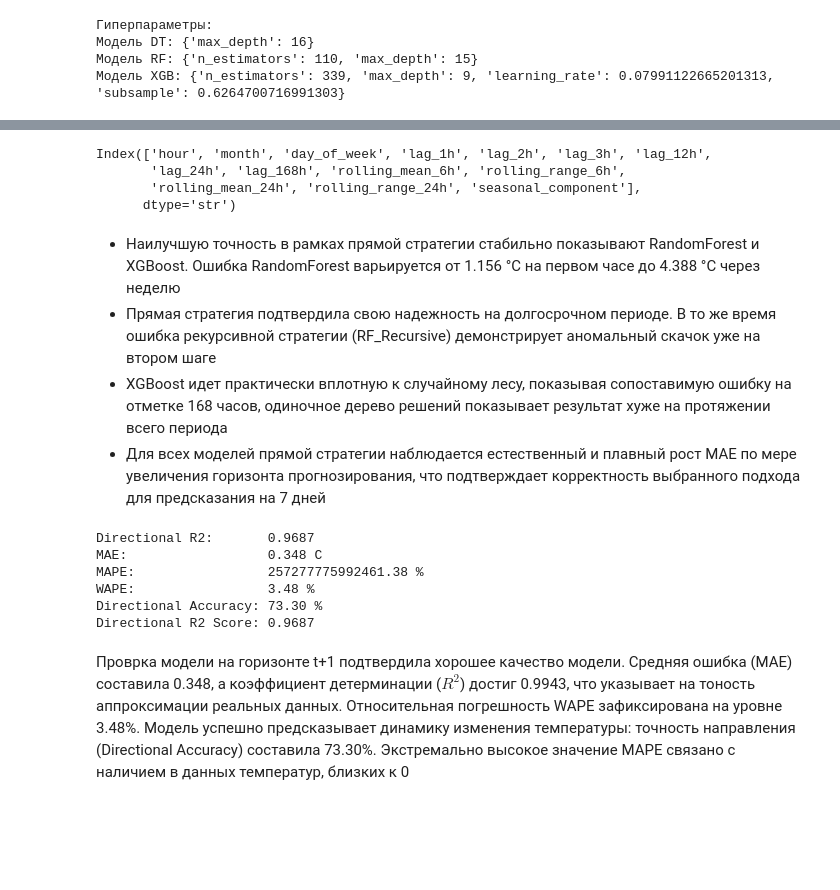
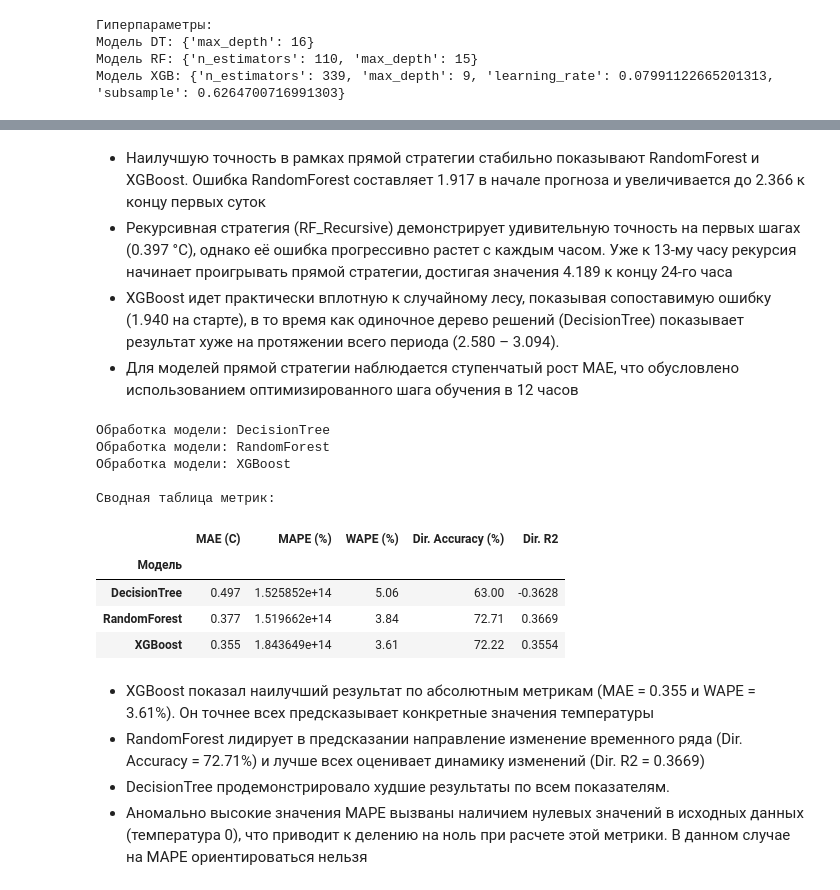
Before and after one commit to iszenzi/frameworks-python-2-lab-, a Jupyter notebook: main.ipynb, the cells around one changed output, grey strips where cells are left out. Drawn from its saved outputs; the diff is of its cells as text; code cells hidden in the pictures; blank space fills up the shorter version.

```diff
--- a/main.ipynb
+++ b/main.ipynb
@@ -757,47 +776,64 @@ KeyboardInterrupt:
-# %%
-X_train.columns
-# %% [output]
-Index(['hour', 'month', 'day_of_week', 'lag_1h', 'lag_2h', 'lag_3h', 'lag_12h',
-       'lag_24h', 'lag_168h', 'rolling_mean_6h', 'rolling_range_6h',
-       'rolling_mean_24h', 'rolling_range_24h', 'seasonal_component'],
-      dtype='str')
 # %% [markdown]
-- Наилучшую точность в рамках прямой стратегии стабильно показывают RandomForest и XGBoost. Ошибка RandomForest варьируется от 1.156 °C на первом часе до 4.388 °C через неделю
-- Прямая стратегия подтвердила свою надежность на долгосрочном периоде. В то же время ошибка рекурсивной стратегии (RF_Recursive) демонстрирует аномальный скачок уже на втором шаге
-- XGBoost идет практически вплотную к случайному лесу, показывая сопоставимую ошибку на отметке 168 часов, одиночное дерево решений показывает результат хуже на протяжении всего периода
-- Для всех моделей прямой стратегии наблюдается естественный и плавный  рост MAE по мере увеличения горизонта прогнозирования, что подтверждает корректность выбранного подхода для предсказания на 7 дней
+- Наилучшую точность в рамках прямой стратегии стабильно показывают RandomForest и XGBoost. Ошибка RandomForest составляет 1.917 в начале прогноза и увеличивается до 2.366  к концу первых суток
+- Рекурсивная стратегия (RF_Recursive) демонстрирует удивительную точность на первых шагах (0.397 °C), однако её ошибка прогрессивно растет с каждым часом. Уже к 13-му часу рекурсия начинает проигрывать прямой стратегии, достигая значения 4.189  к концу 24-го часа
+- XGBoost идет практически вплотную к случайному лесу, показывая сопоставимую ошибку (1.940  на старте), в то время как одиночное дерево решений (DecisionTree) показывает результат хуже на протяжении всего периода (2.580 – 3.094).
+- Для моделей прямой стратегии наблюдается ступенчатый рост MAE, что обусловлено использованием оптимизированного шага обучения в 12 часов
 # %%
-
-from sklearn.metrics import r2_score, mean_absolute_percentage_error
-
-best_model = final_models['XGBoost'].fit(X_train, y_train)
-y_pred = best_model.predict(X_test)
-y_true = y_test.values
+import pandas as pd
+import numpy as np
+from sklearn.metrics import mean_absolute_error, r2_score, mean_absolute_percentage_error
 
 def directional_accuracy(y_true, y_pred):
     true_diff = np.diff(y_true)
     pred_diff = np.diff(y_pred)
     return np.mean(np.sign(true_diff) == np.sign(pred_diff))
 
 def wape(y_true, y_pred):
     return np.sum(np.abs(y_true - y_pred)) / np.sum(np.abs(y_true)) * 100
 
 def directional_r2(y_true, y_pred):
     return r2_score(np.diff(y_true), np.diff(y_pred))
 
-print(f"MAE:                  {mean_absolute_error(y_true, y_pred):.3f} С")
-print(f"MAPE:                 {mean_absolute_percentage_error(y_true, y_pred)*100:.2f} %")
-print(f"WAPE:                 {wape(y_true, y_pred):.2f} %")
-print(f"Directional Accuracy: {directional_accuracy(y_true, y_pred)*100:.2f} %")
-print(f"Directional R2 Score: {directional_r2(y_true, y_pred):.4f}")
+all_metrics = []
+
+for name, model in final_models.items():
+    print(f"Обработка модели: {name}")
+
+    model.fit(X_train, y_train)
+    y_pred = model.predict(X_test)
+    y_true = y_test.values
+
+
+    metrics = {
+        'Модель': name,
+        'MAE (C)': round(mean_absolute_error(y_true, y_pred), 3),
+        'MAPE (%)': round(mean_absolute_percentage_error(y_true, y_pred) * 100, 2),
+        'WAPE (%)': round(wape(y_true, y_pred), 2),
+        'Dir. Accuracy (%)': round(directional_accuracy(y_true, y_pred) * 100, 2),
+        'Dir. R2': round(directional_r2(y_true, y_pred), 4)
+    }
+    all_metrics.append(metrics)
+
+
+results_df = pd.DataFrame(all_metrics).set_index('Модель')
+
+print("\nСводная таблица метрик:")
+display(results_df)
 # %% [output]
-Directional R2:       0.9687
-MAE:                  0.348 С
-MAPE:                 257277775992461.38 %
-WAPE:                 3.48 %
-Directional Accuracy: 73.30 %
-Directional R2 Score: 0.9687
+Обработка модели: DecisionTree
+Обработка модели: RandomForest
+Обработка модели: XGBoost
+
+Сводная таблица метрик:
+|  | MAE (C) | MAPE (%) | WAPE (%) | Dir. Accuracy (%) | Dir. R2 |
+| Модель |  |  |  |  |  |
+| DecisionTree | 0.497 | 1.525852e+14 | 5.06 | 63.00 | -0.3628 |
+| RandomForest | 0.377 | 1.519662e+14 | 3.84 | 72.71 | 0.3669 |
+| XGBoost | 0.355 | 1.843649e+14 | 3.61 | 72.22 | 0.3554 |
 # %% [markdown]
-Проврка модели на горизонте t+1 подтвердила хорошее качество модели. Средняя ошибка (MAE) составила 0.348, а коэффициент детерминации ($R^2$) достиг 0.9943, что указывает на тоность аппроксимации реальных данных. Относительная погрешность WAPE зафиксирована на уровне 3.48%. Модель успешно предсказывает динамику изменения температуры: точность направления (Directional Accuracy) составила 73.30%. Экстремально высокое значение MAPE связано с  наличием в данных температур, близких к 0
+- XGBoost показал наилучший результат по абсолютным метрикам (MAE = 0.355  и WAPE = 3.61%). Он точнее всех предсказывает конкретные значения температуры
+- RandomForest лидирует в предсказании направление изменение временного ряда (Dir. Accuracy = 72.71%) и лучше всех оценивает динамику изменений (Dir. R2 = 0.3669)
+- DecisionTree продемонстрировало худшие результаты по всем показателям.
+- Аномально высокие значения MAPE вызваны наличием нулевых значений в исходных данных (температура 0), что приводит к делению на ноль при расчете этой метрики. В данном случае на MAPE ориентироваться нельзя
 # %%
 import matplotlib.pyplot as plt
```
Also changed, not shown: parts of 5 cells of this notebook.
